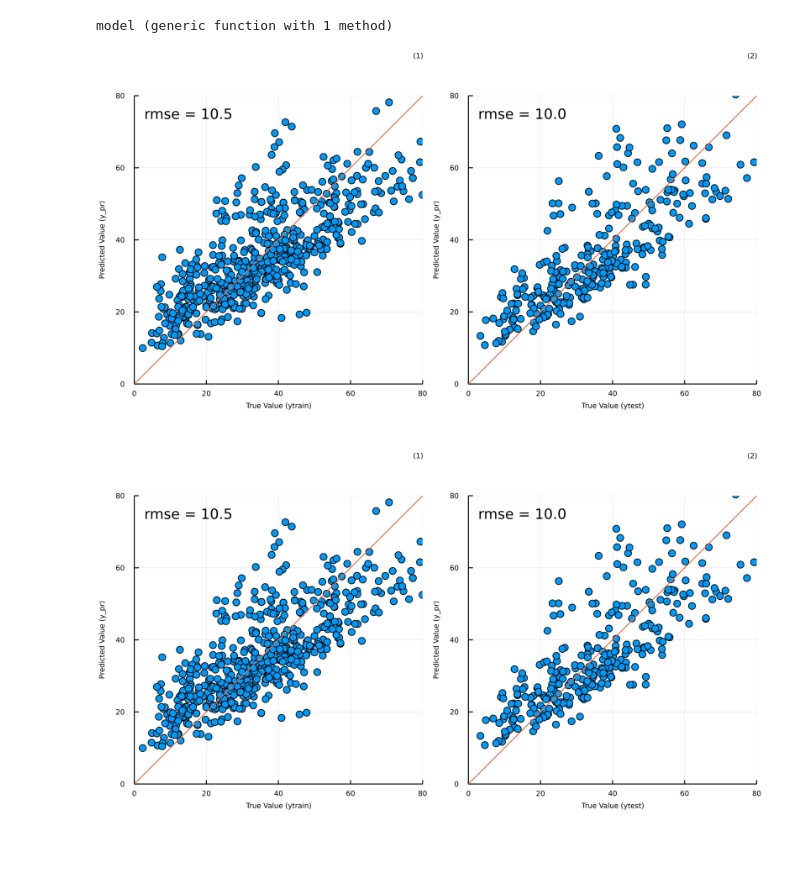
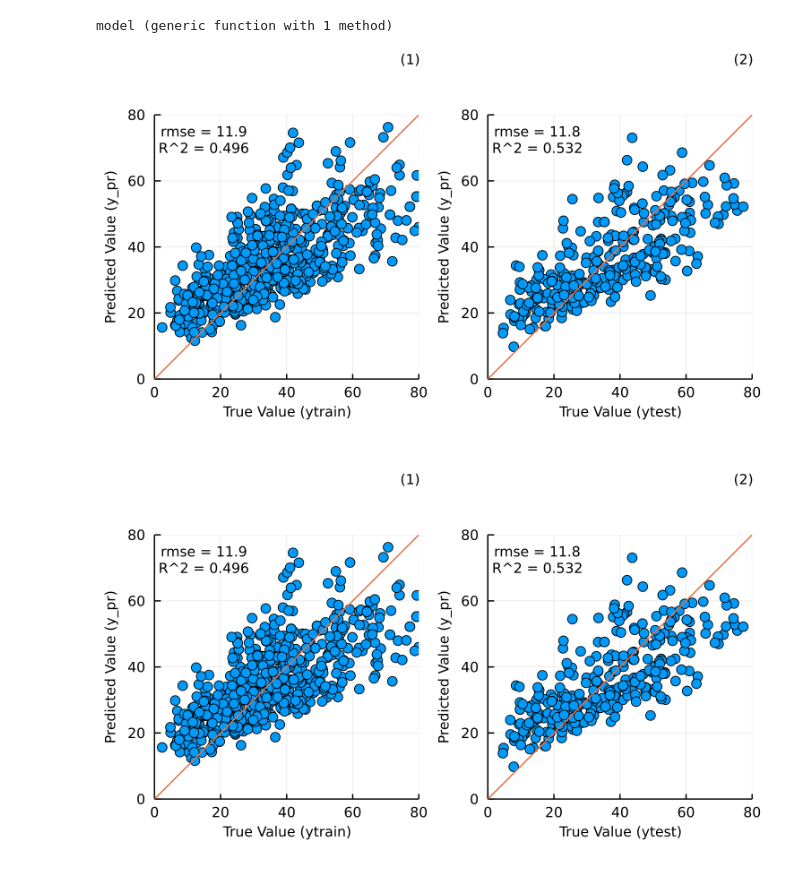
Before and after one commit to uiceds/cee-492-term-project-fall-2022-team-online, a Jupyter notebook: reference/3- Linear Regression/try.ipynb, the cells around one changed output. Cells and saved outputs as stored; diff of their text form; code cells hidden in the pictures; blank space fills up the shorter version.

```diff
--- a/reference/3- Linear Regression/try.ipynb
+++ b/reference/3- Linear Regression/try.ipynb
@@ -104,17 +112,17 @@ end
 # %% [output]
 model (generic function with 1 method)
 # %%
-pp = minimize!(model, xtrain, ytrain, rand(size(x, 2)+1), 0.000000001, 100000000)
+pp = minimize!(model, xtrain, ytrain, rand(size(x, 2)+1), 0.000000001, 1000000)  #0.000000001, 100000000
 y_pr_train = model(xtrain, pp)
 y_pr_test = model(xtest, pp)
 
 display(plottraintest(ytrain, y_pr_train, ytest, y_pr_test))
 # %% [output]
-[figure, old version]
+[figure, new version]
 # %%
 display(plottraintest(ytrain, y_pr_train, ytest, y_pr_test))
-# savefig(joinpath(dirname(@__FILE__), "Regression.png")) # uncomment to save figure
+savefig(joinpath(dirname(@__FILE__), "Regression1.png")) # uncomment to save figure
 # CSV.write("Regression.csv", DataFrame(p=pp), header=false) # uncomment to save p to csv
 # %% [output]
-[figure, old version]
+[figure, new version]
 # %%
```
Also changed, not shown: parts of 3 cells of this notebook, 4 other files.
